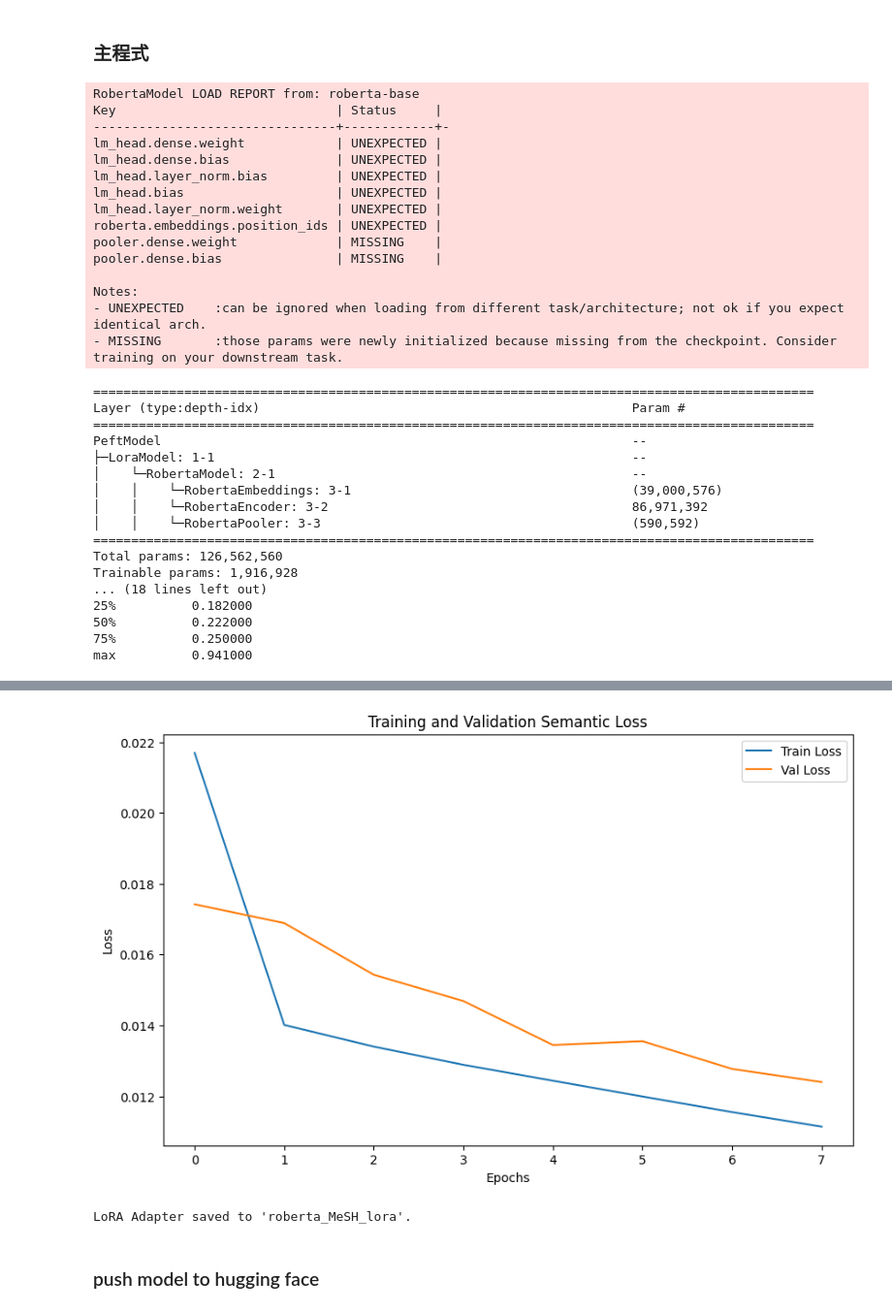
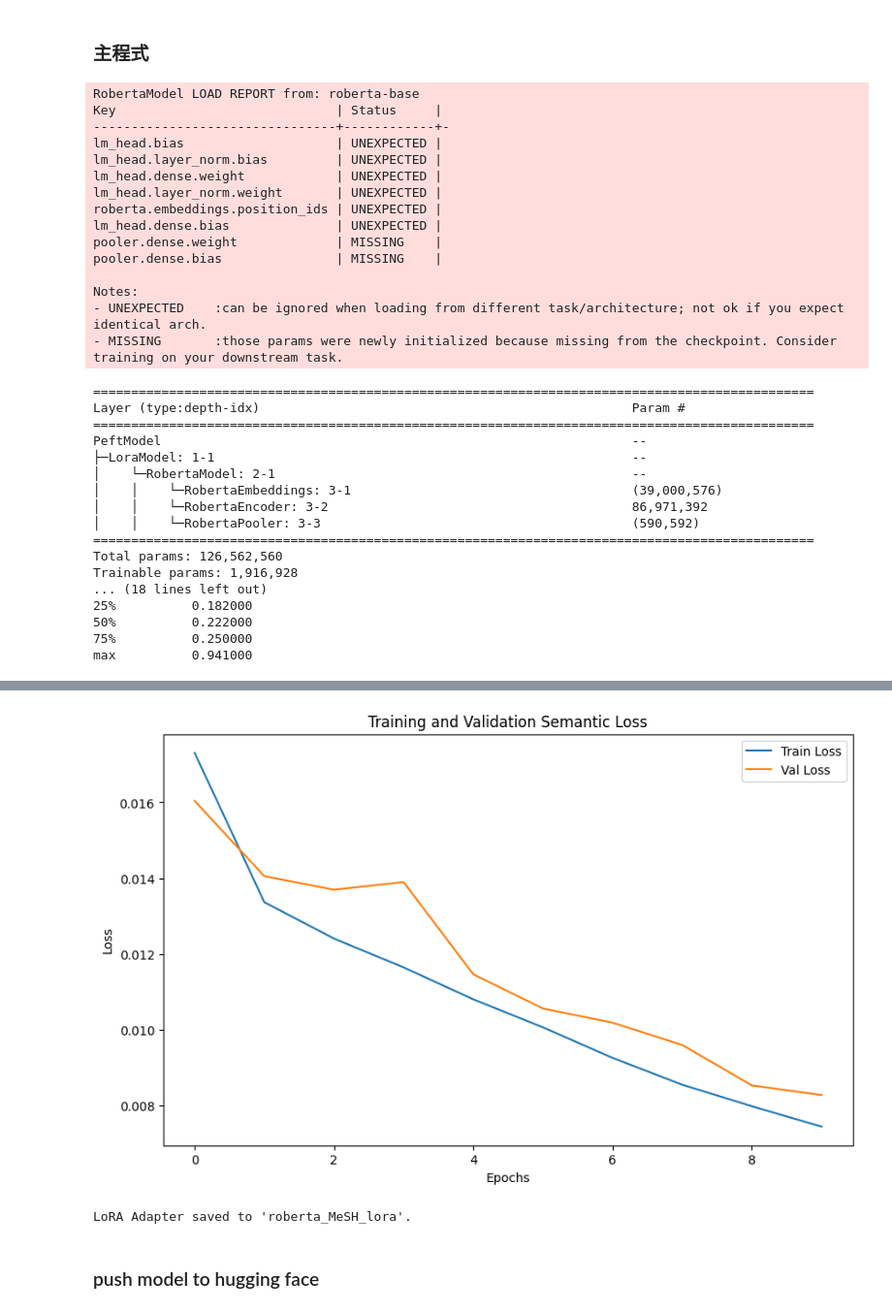
Before and after one commit to Heng1222/Ohsumed_classification, a Jupyter notebook: Model/task3_MeSH_LoRA_train.ipynb, the cells around one changed output, grey strips where cells are left out. Shown at 97% size. Cells and saved outputs as stored; diff of their text form; code cells hidden in the pictures.

```diff
--- a/Model/task3_MeSH_LoRA_train.ipynb
+++ b/Model/task3_MeSH_LoRA_train.ipynb
@@ -128,8 +128,8 @@ def run_training(csv_path):
 
   # ======================超參數設定==========================
   BATCH_SIZE = 32
-  LR = 5e-5
-  NUM_EPOCHS = 8 # 增加 epochs 數量以配合 Early Stopping
+  LR = 1e-4
+  NUM_EPOCHS = 10 # 增加 epochs 數量以配合 Early Stopping
 
   # Early Stopping 參數
   PATIENCE = 3
@@ -162,7 +162,7 @@ def run_training(csv_path):
 
   # 5. 資料切分 (9:1 訓練集/測試集)
   full_df = pd.read_csv(csv_path)
-  full_df = full_df.sample(n = 100000, random_state=42) # 減少資料量以加速訓練和除錯
+  full_df = full_df.sample(n = 150000, random_state=42) # 減少資料量以加速訓練和除錯
   train_df = full_df.sample(frac=0.9, random_state=42) # 90% 訓練集
   test_df = full_df.drop(train_df.index)               # 10% 測試集
 
@@ -293,12 +293,12 @@ if __name__ == "__main__":
 RobertaModel LOAD REPORT from: roberta-base
 Key                             | Status     |
 --------------------------------+------------+-
+lm_head.bias                    | UNEXPECTED |
+lm_head.layer_norm.bias         | UNEXPECTED |
 lm_head.dense.weight            | UNEXPECTED |
-lm_head.dense.bias              | UNEXPECTED |
-lm_head.layer_norm.bias         | UNEXPECTED |
-lm_head.bias                    | UNEXPECTED |
 lm_head.layer_norm.weight       | UNEXPECTED |
 roberta.embeddings.position_ids | UNEXPECTED |
+lm_head.dense.bias              | UNEXPECTED |
 pooler.dense.weight             | MISSING    |
 pooler.dense.bias               | MISSING    |
 
@@ -335,5 +337,5 @@ Epoch 8: Train Loss=0.011140, Test Loss=0.012400
-[figure, old version]
+[figure, new version]
-LoRA Adapter saved to 'roberta_MeSH_lora'.
+LoRA Adapter saved to 'roberta_MeSH_lora'.
 # %% [markdown]
 ### push model to hugging face
 # %%
```
Also changed, not shown: parts of 2 cells of this notebook.
